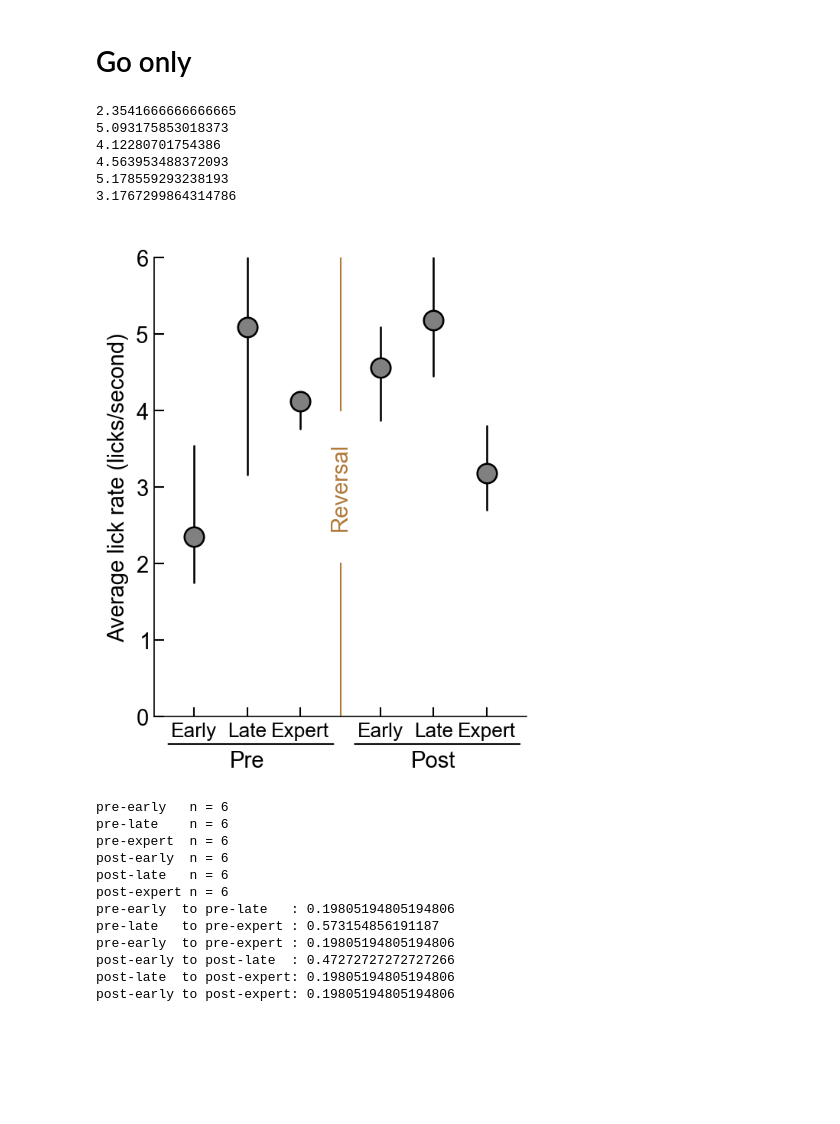
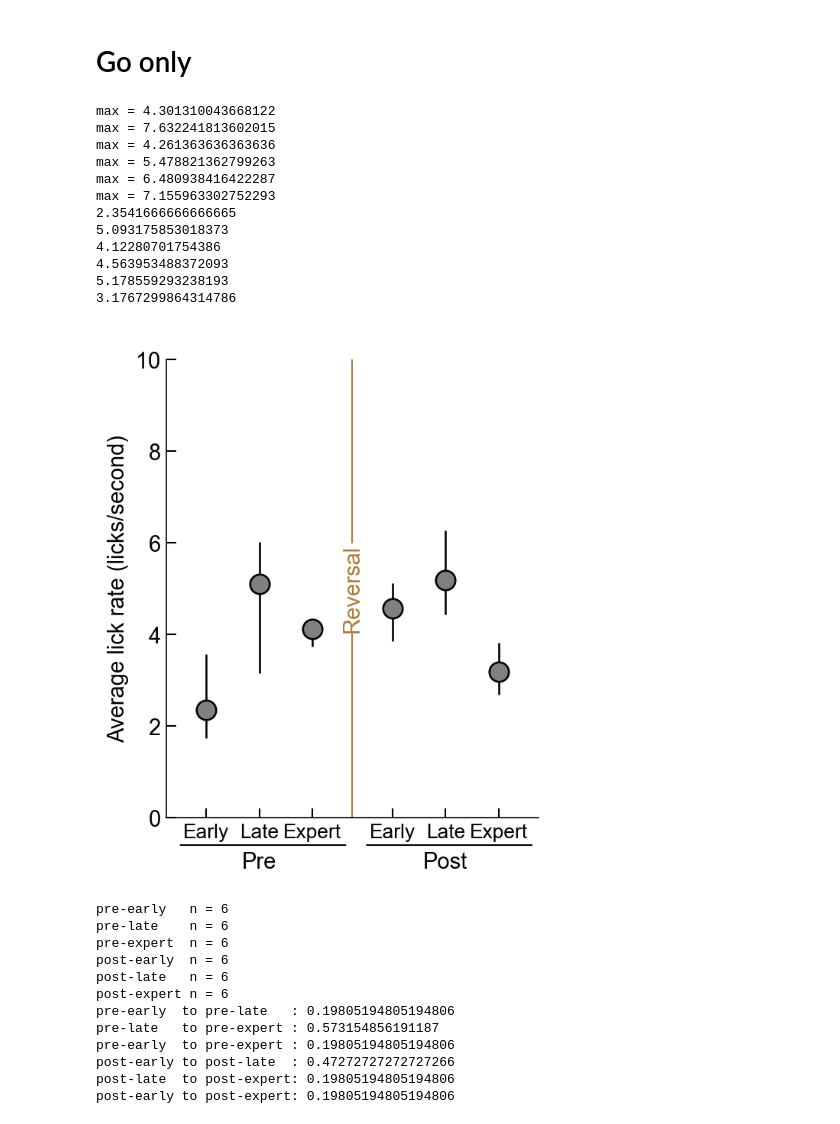
Before and after one commit to InsanallyLab/TothSidleck2024, a Jupyter notebook: Notebooks/Reviewer 2/Lick Rate Over Learning.ipynb, the cells around one changed output. Drawn from its saved outputs; the diff is of its cells as text; code cells hidden in the pictures; blank space fills up the shorter version.

```diff
--- a/Notebooks/Reviewer 2/Lick Rate Over Learning.ipynb
+++ b/Notebooks/Reviewer 2/Lick Rate Over Learning.ipynb
@@ -652,6 +629,9 @@ FRmod_baseline_median = 3.5
 data = [lick_rate_preearly,lick_rate_prelate,lick_rate_preexpert,lick_rate_postearly,lick_rate_postlate,lick_rate_postexpert]
 labels = ['Early','Late','Expert','Early','Late','Expert']
 numCon = len(data)
+
+for d in data:
+    print(f"max = {np.max(d)}")
 
 ###
 X = [np.ones(len(l))*idx + polarity*switch_offset for idx,(l,polarity) in enumerate(zip(data,[-1,-1,-1,1,1,1]))]
@@ -686,7 +666,7 @@ for idx,(column,polarity) in enumerate(zip(data,[-1,-1,-1,1,1,1])):
 ################################################################################################################
 labels = ['Early','Late','Expert','Early','Late','Expert']
 
-ax.set_ylim([0,6])
+ax.set_ylim([0,10])
 # ax.set_yticks([0,2,4,6,8,10,12])
 ylab = ax.set_ylabel('Average lick rate (licks/second)')
 
@@ -703,34 +683,40 @@ t2 = ax.text(xtick_pos_post, Yval, 'Post', ha='center', va='bottom',  fontsize=s
 ax.annotate('', xy=(0.03, -stdyfrac), xycoords='axes fraction', xytext=(0.49, -stdyfrac),arrowprops=dict(arrowstyle='-', color='black'))
 ax.annotate('', xy=(0.53, -stdyfrac), xycoords='axes fraction', xytext=(0.99, -stdyfrac),arrowprops=dict(arrowstyle='-', color='black'))
 
 ax.tick_params(direction='in', length=6, width=1)
 
 for item in ([ax.title, ax.xaxis.label, ax.yaxis.label] +
     ax.get_xticklabels() + ax.get_yticklabels()):
     item.set_fontsize(stdfont)
 for item in (ax.get_xticklabels()):
     item.set_fontsize(stdfont*0.9)
     pass
 
 Y = np.mean(ax.get_ylim())
 Y = np.mean((ax.get_ylim()))
 t = ax.text(2.5,Y,'Reversal',rotation=90,fontsize=stdfont,color=SWITCH_COLOR,horizontalalignment='center',verticalalignment='center')
 ax.plot([2.5]*2,[ax.get_ylim()[0],Y-1],lw=1,color=SWITCH_COLOR)
 ax.plot([2.5]*2,[ax.get_ylim()[1],Y+1],lw=1,color=SWITCH_COLOR)
 
 ax.fill_between(ax.get_xlim(),[ax.get_ylim()[0]]*2,[ax.get_ylim()[1]*2]*2,color='white',alpha=0.4,zorder=-5,clip_on=False)
 
 ttl = ax.set_title(' ')
 artists = [ylab,t1,t2,ttl]
 fig.savefig(os.path.join('C:\\\\Users','4thgr','Downloads','Lick rate go trials V'+str(current_version)+'.pdf'),transparent=False,facecolor="white",dpi=400, bbox_extra_artists=(artists), bbox_inches='tight')
 # %% [output]
+max = 4.301310043668122
+max = 7.632241813602015
+max = 4.261363636363636
+max = 5.478821362799263
+max = 6.480938416422287
+max = 7.155963302752293
 2.3541666666666665
 5.093175853018373
 4.12280701754386
 4.563953488372093
 5.178559293238193
 3.1767299864314786
-[figure, old version]
+[figure, new version]
 # %%
 data_dec = SimpleNamespace()
 data_dec.preearly = np.abs(lick_rate_preearly)
```
Also changed, not shown: parts of 3 cells of this notebook, 12 other files.
